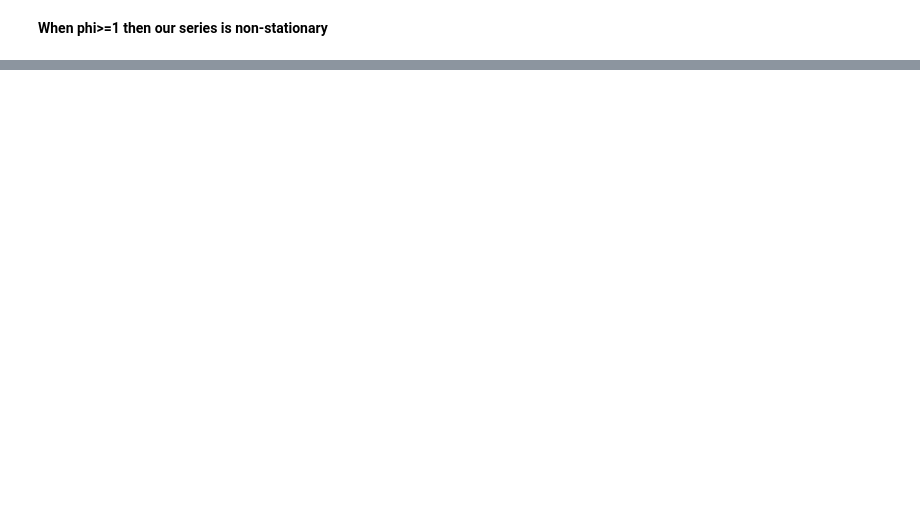
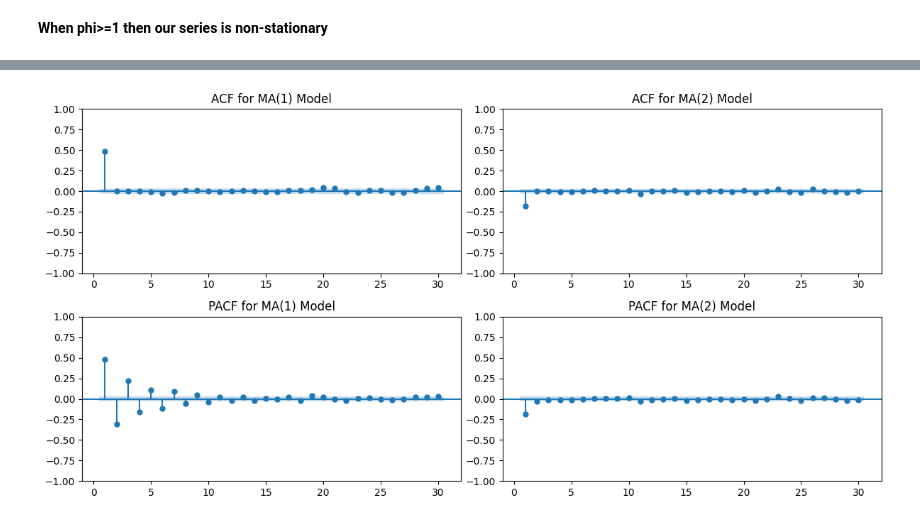
Before and after one commit to damianSte/TimeSeriesAnalysisLabs, a Jupyter notebook: Lab5/Task_1_Lab5.ipynb, the cells around one changed output, grey strips where cells are left out. Saved outputs shown, nothing was run; the diff lists cells and outputs as text; code cells hidden in the pictures; blank space fills up the shorter version.

```diff
--- a/Lab5/Task_1_Lab5.ipynb
+++ b/Lab5/Task_1_Lab5.ipynb
@@ -126,0 +169,35 @@ for phi in phis:
+# %%
+def get_ma_model2(n, q, theta, burnin=0):
+    """
+    Generate a moving average (MA) model for a given time series data.
+
+    Parameters:
+    - c: Constant term.
+    - n: Number of time steps.
+    - q: The order of the moving average model.
+    - theta: Numpy array representing the random noise.
+    - burnin: Number of initial values to discard.
+
+    Returns:
+    - ma_model: A numpy array representing the moving average model.
+    """
+    np.random.seed(0)
+    eps = np.random.normal(size=n + burnin)
+    ma_model = np.zeros(n + burnin)
+
+    for t in range(q, n + burnin):
+        ma_model[t] =eps[t]-eps[t - q] + np.dot(theta, eps[t - q:t][::-1])
+
+    return ma_model[burnin:]
+# %%
+ma1_data = get_ma_model1(20, 5000, 1, 0.8)
+# Generate MA(2) model
+ma2_data2 = get_ma_model2(5000, 1, 0.8)
+# Plot MA(1) and MA(2) time series
+fig, ax = plt.subplots(2, figsize=(12, 6))
+ax[0].plot(ma1_data)
+ax[0].set_title('MA(1) Model (y(t) = 20 + ϵ(t) + 0.8ϵ(t-1))')
+ax[1].plot(ma2_data2)
+ax[1].set_title('MA(2) Model (yt=εt−εt−1+ 0.8εt−2)')
+plt.tight_layout()
+plt.show()
@@ -126,0 +206,11 @@ for phi in phis:
+# %%
+# Calculate ACF and PACF for MA(1) model
+fig, ax = plt.subplots(2, 2, figsize=(12, 6))
+plot_acf(ma1_data, lags=30, title='ACF for MA(1) Model', ax=ax[0, 0], zero=False)
+plot_pacf(ma1_data, lags=30, title='PACF for MA(1) Model', ax=ax[1, 0], zero=False)
+plot_acf(ma2_data2, lags=30, title='ACF for MA(2) Model', ax=ax[0, 1], zero=False)
+plot_pacf(ma2_data2, lags=30, title='PACF for MA(2) Model', ax=ax[1, 1], zero=False)
+plt.tight_layout()
+plt.show()
+# %% [output]
+[figure, added]
```
Also changed, not shown: parts of 10 cells of this notebook, 3 other files.
